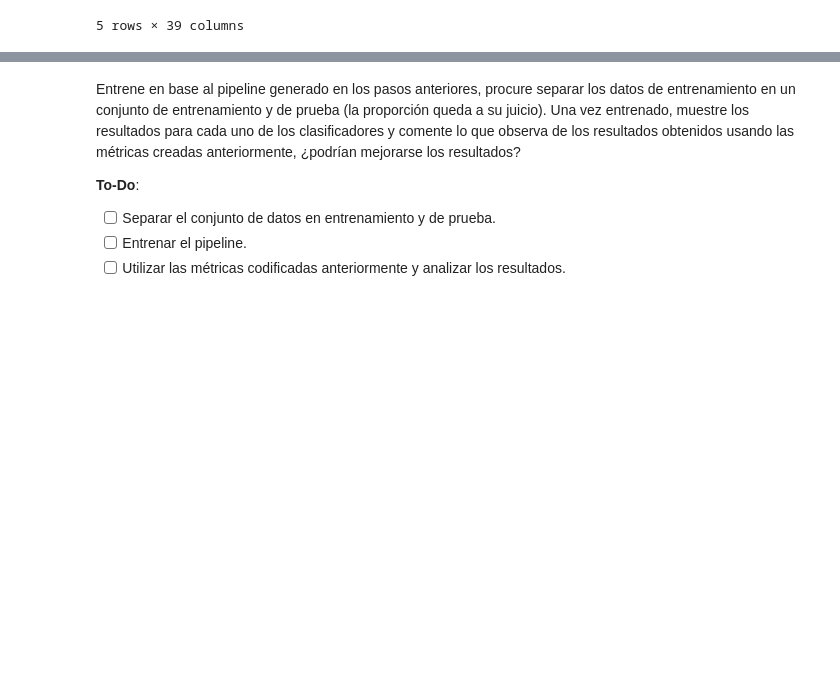
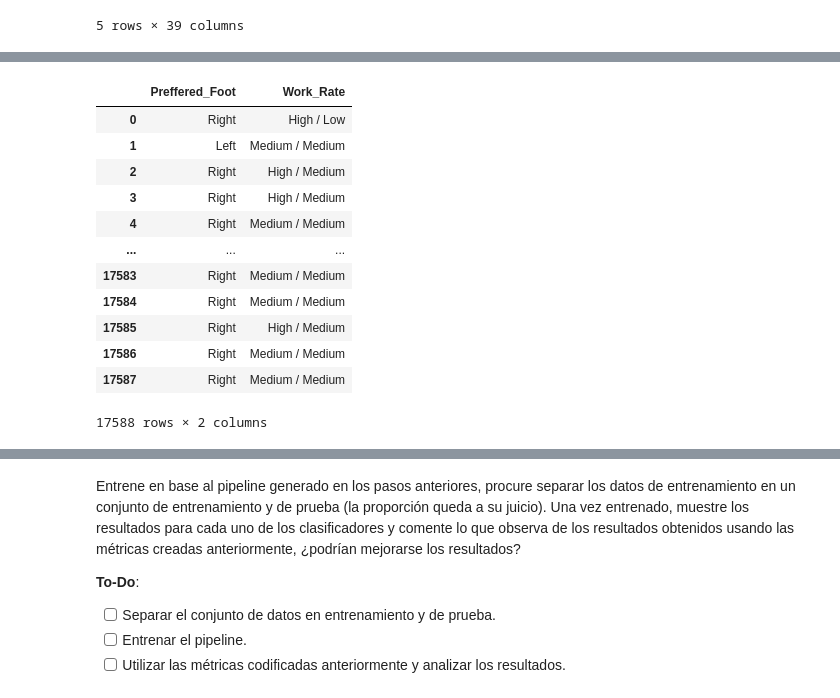
Before and after one commit to nicacevedo/Laboratorio-Ciencia-de-Datos, a Jupyter notebook: Lab3/Laboratorio3.ipynb, the cells around one changed output, grey strips where cells are left out. Cells and saved outputs as stored; diff of their text form; code cells hidden in the pictures; blank space fills up the shorter version.

```diff
--- a/Lab3/Laboratorio3.ipynb
+++ b/Lab3/Laboratorio3.ipynb
@@ -295,3 +274,19 @@ print(features.shape)
+# %%
+df_players[onehot_features]
+# %% [output]
+|  | Preffered_Foot | Work_Rate |
+| 0 | Right | High / Low |
+| 1 | Left | Medium / Medium |
+| 2 | Right | High / Medium |
+| 3 | Right | High / Medium |
+| 4 | Right | Medium / Medium |
+| ... | ... | ... |
+| 17583 | Right | Medium / Medium |
+| 17584 | Right | Medium / Medium |
+| 17585 | Right | High / Medium |
+| 17586 | Right | Medium / Medium |
+| 17587 | Right | Medium / Medium |
+17588 rows × 2 columns
 # %% [markdown]
 ### 1.1.3 Métricas de evaluación + Opcional
 
```
Also changed, not shown: parts of 20 cells of this notebook.
